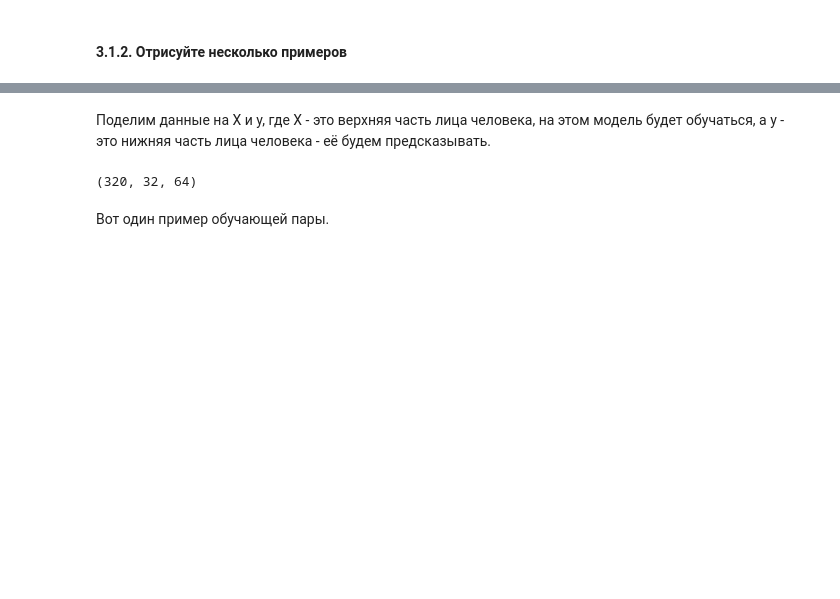
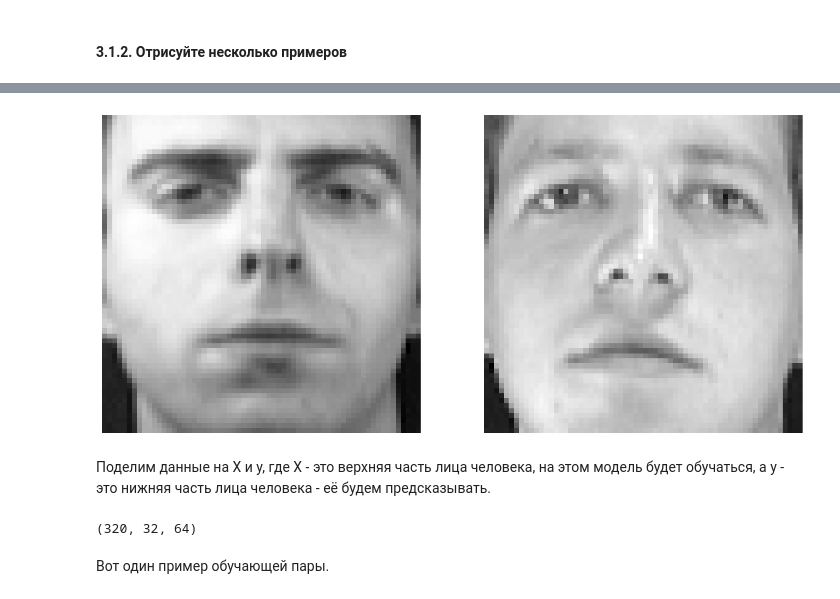
Before and after one commit to BalshowAndrew/netol_classes02, a Jupyter notebook: selfedu_tensorflow/ponomareva_course/01_practice_NN_keras.ipynb, the cells around one changed output, grey strips where cells are left out. Saved outputs shown, nothing was run; the diff lists cells and outputs as text; code cells hidden in the pictures; blank space fills up the shorter version.

```diff
--- a/selfedu_tensorflow/ponomareva_course/01_practice_NN_keras.ipynb
+++ b/selfedu_tensorflow/ponomareva_course/01_practice_NN_keras.ipynb
@@ -390,2 +393,4 @@ train.shape
+# %%
+test = test.reshape(80, 64, 64)
 # %% [markdown]
 #### 3.1.2. Отрисуйте несколько примеров
@@ -394,3 +405,11 @@ train.shape
+# %%
+fig, ax = plt.subplots(1, 2, figsize=(15, 10))
+
+for i in range(2):
+    ax[i].imshow(test[i], cmap='gray')
+    ax[i].axis('off')
+# %% [output]
+[figure, added]
 # %% [markdown]
 Поделим данные на X и y, где X - это верхняя часть лица человека, на этом модель будет обучаться, а y - это нижняя часть лица человека - её будем предсказывать.
 # %%
```
Also changed, not shown: parts of 27 cells of this notebook.
